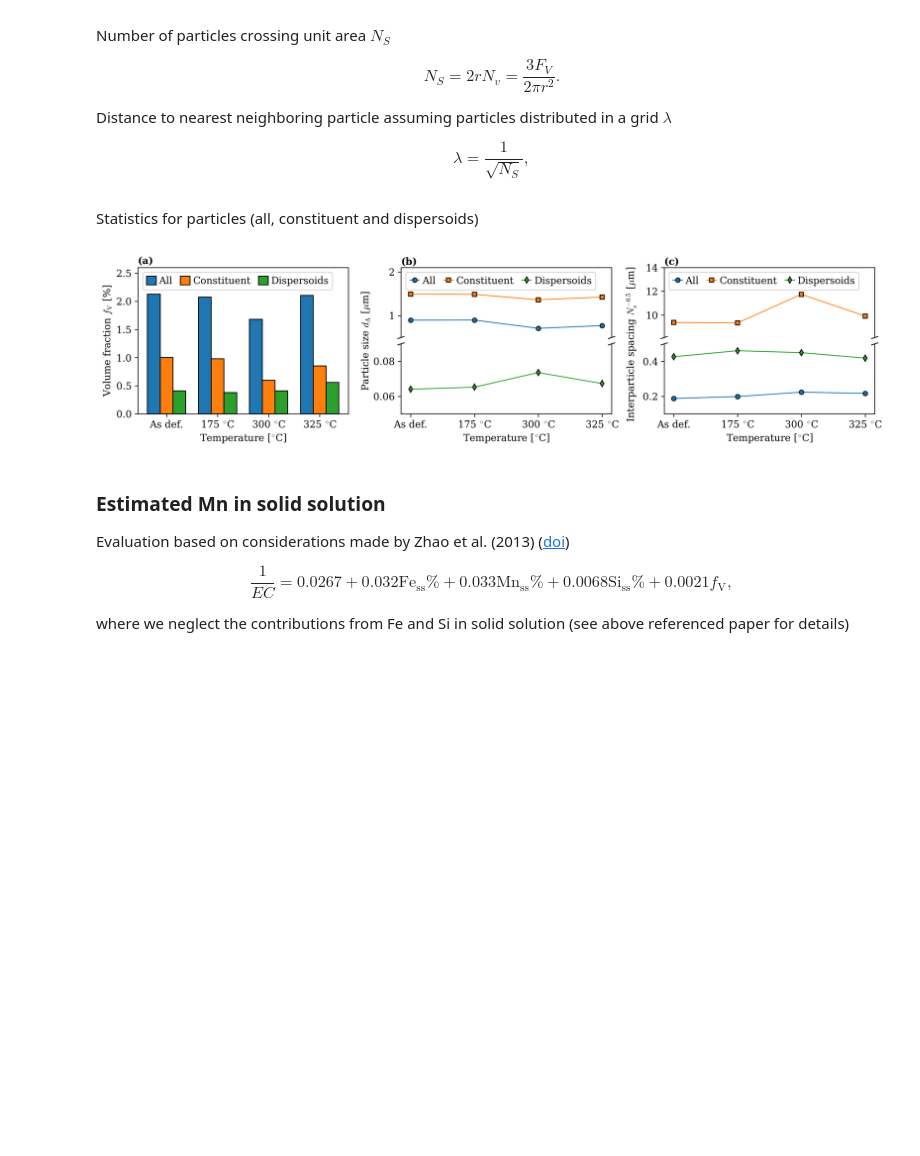
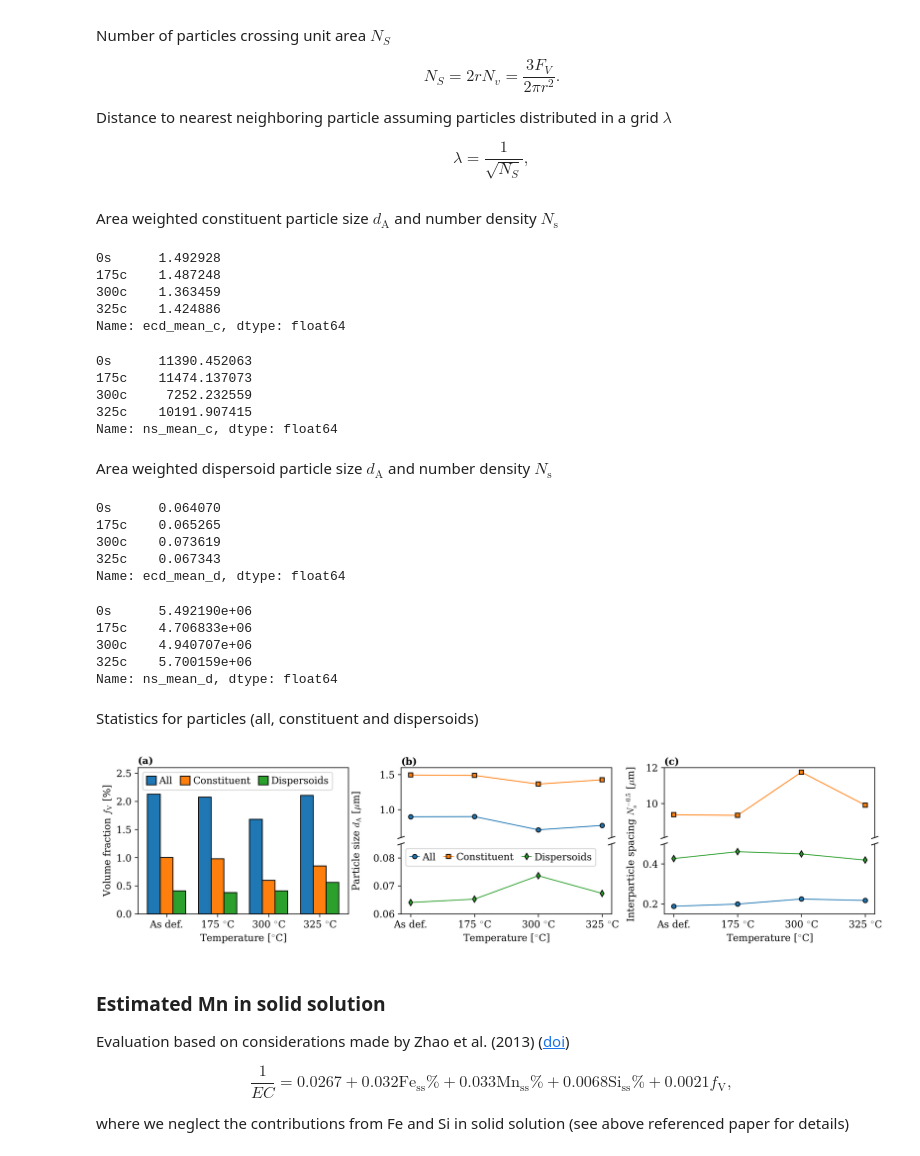
Before and after one commit to hakonanes/p-texture-al-mn-alloys, a Jupyter notebook: notebooks/figures_in_paper.ipynb, the cells around one changed output. Cells and saved outputs as stored; diff of their text form; code cells hidden in the pictures; blank space fills up the shorter version.

Commit message:
Update some figures
Signed-off-by: Håkon Wiik Ånes <hwaanes@gmail.com>

```diff
--- a/notebooks/figures_in_paper.ipynb
+++ b/notebooks/figures_in_paper.ipynb
@@ -72,9 +68,10 @@ dir_article = "/home/hakon/phd/artikler_abstract/202204_p_texture_almn_alloy/lat
 
 # Matplotlib configuration and keyword arguments
 plt.rcParams.update({"font.size": 11, "figure.dpi": 300})
-savefig_kw = dict(bbox_inches="tight", pad_inches=0, transparent=True)
+savefig_kw = dict(bbox_inches="tight", pad_inches=0.01, transparent=True)
 scatter_kw = dict(s=70, linewidth=2, facecolor="none", clip_on=False)
 title_kw = dict(ha="left", va="bottom", fontweight="bold")
+bse_ebsd_kw = dict(color="C2", linestyle="-", zorder=0, lw=2)
 
 # Nominal step sizes nm/px
 step_size = dict(ebsd=100, bse=1 / 39e-3)
@@ -287,7 +284,7 @@ for data, name in zip([texture.deform, texture.cube, texture.cubend, texture.p],
 
 # Y limits
 m_values = [texture.p.values, texture.cube.values, texture.cubend.values, texture.deform.values]
-y_lim = [np.nanmin(m_values) - 5, np.nanmax(m_values)]
+y_lim = [np.nanmin(m_values) - 5, np.nanmax(m_values) + 6]
 ax.set_ylim(y_lim)
 
 ax.set_xlabel("Temperature [$^{\circ}$C]", labelpad=-20)
@@ -310,7 +307,12 @@ for condition in conditions:
     ax.axvline(condition, label=label, **bse_ebsd_kw)
 
 # Legend
-ax.legend(loc=(0.42, 0.2))
+ax.legend(
+    loc=(0.44, 0.14),
+    handlelength=1,
+    handleheight=1,
+    handletextpad=0.3,
+)
 
 fig.savefig(os.path.join(dir_article, "macrotexture/volume_fractions.pdf"), **savefig_kw)
 # %% [output]
@@ -404,7 +408,7 @@ for i, sample in enumerate(particles.keys()):
 
     par = ax[i].twinx()
     *_, p1 = ax[i].hist(ecd, bins=100, weights=particles[sample].area)
-    p2, = par.plot(ecd_sorted, ecd_cdf, "C3", clip_on=False, zorder=5, linewidth=1)
+    p2, = par.plot(ecd_sorted, ecd_cdf, "C3", clip_on=False, zorder=5, linewidth=2)
 
     # Labels
     ax[i].set_xlabel(r"Particle size $d$ [$\mu$m]")
@@ -446,7 +450,7 @@ ax[0].legend(
     handlelength=0.7,
     handletextpad=0.3,
     borderpad=0.3,
-    fontsize=plt.rcParams["font.size"] - 3
+    fontsize=plt.rcParams["font.size"] - 2
 )
 fig.tight_layout()
 fig.savefig(os.path.join(dir_article, "particle_stats/particle_size_hist.pdf"), **savefig_kw)
@@ -534,6 +538,42 @@ for sample in particles.keys():
         particle_stats.loc[sample]["ns_std" + suffix] = ns.std()
         # Particle distance (grid)
         particle_stats.loc[sample]["nn_distance_grid" + suffix] = 1 / np.sqrt(ns.mean())
+# %% [markdown]
+Area weighted constituent particle size $d_{\mathrm{A}}$ and number density $N_{\mathrm{s}}$
+# %%
+particle_stats["ecd_mean_c"]
+# %% [output]
+0s      1.492928
+175c    1.487248
+300c    1.363459
+325c    1.424886
+Name: ecd_mean_c, dtype: float64
+# %%
+particle_stats["ns_mean_c"] * 1e6
+# %% [output]
+0s      11390.452063
+175c    11474.137073
+300c     7252.232559
+325c    10191.907415
+Name: ns_mean_c, dtype: float64
+# %% [markdown]
+Area weighted dispersoid particle size $d_{\mathrm{A}}$ and number density $N_{\mathrm{s}}$
+# %%
+particle_stats["ecd_mean_d"]
+# %% [output]
+0s      0.064070
+175c    0.065265
+300c    0.073619
+325c    0.067343
+Name: ecd_mean_d, dtype: float64
+# %%
+particle_stats["ns_mean_d"] * 1e6
+# %% [output]
+0s      5.492190e+06
+175c    4.706833e+06
+300c    4.940707e+06
+325c    5.700159e+06
+Name: ns_mean_d, dtype: float64
 # %% [markdown]
 Statistics for particles (all, constituent and dispersoids)
 # %%
@@ -586,8 +626,8 @@ ax1.set_xticklabels(titles)
 ax12.tick_params(bottom=False, labelbottom=False)
 ax1.spines["top"].set_visible(False)
 ax12.spines["bottom"].set_visible(False)
-ax1.set_ylim(0.05, 0.09)
-ax12.set_ylim(0.5, 2.1)
+ax1.set_ylim(0.06, 0.085)
+ax12.set_ylim(0.6, 1.6)
 d = 0.015
 kwargs = dict(transform=ax12.transAxes, color='k', clip_on=False)
 ax12.plot((-d, d), (-d, d), **kwargs)
@@ -599,7 +639,7 @@ ax1.plot((1 - d, 1 + d), (1 - d, 1 + d), **kwargs)
 ax1.set_xlabel("Temperature [$^{\circ}$C]")
 ax12.set_ylabel("Particle size $d_{\mathrm{A}}$ [$\mathrm{\mu}$m]", y=-0.05, labelpad=20)
 ax12.text(0, 1.01, "(b)", transform=ax12.transAxes, **title_kw)
-ax12.legend(
+ax1.legend(
     loc="upper left",
     ncol=3,
     handlelength=1,
@@ -616,44 +656,44 @@ fig.add_axes(ax22)
 
 for data, label, marker in zip(
     [particle_stats.nn_distance_grid, particle_stats.nn_distance_grid_c, particle_stats.nn_distance_grid_d],
     ["All", "Constituent", "Dispersoids"],
     markers,
 ):
     ax2.plot(x, data, label=label, marker=marker, markeredgecolor="k")
     ax22.plot(x, data, label=label, marker=marker, markeredgecolor="k")
 
 ax2.set_xticks(x)
 ax2.set_xticklabels(titles)
 
 ax22.tick_params(bottom=False, labelbottom=False)
 ax2.spines["top"].set_visible(False)
 ax22.spines["bottom"].set_visible(False)
-ax2.set_ylim(0.1, 0.5)
-ax22.set_ylim(8.1, 14)
+ax2.set_ylim(0.15, 0.5)
+ax22.set_ylim(8.1, 12)
 d = 0.015
 kwargs = dict(transform=ax22.transAxes, color='k', clip_on=False)
 ax22.plot((-d, d), (-d, d), **kwargs)
 ax22.plot((1 - d, 1 + d), (-d, d), **kwargs)
 kwargs.update(transform=ax2.transAxes)
 ax2.plot((-d, d), (1 - d, 1 + d), **kwargs)
 ax22.plot((1 - d, 1 + d), (1 - d, 1 + d), **kwargs)
 
 ax2.set_xlabel("Temperature [$^{\circ}$C]")
 ax22.set_ylabel("Interparticle spacing $N_{\mathrm{s}}^{-0.5}$ [$\mathrm{\mu}$m]", y=-0.1, labelpad=10)
 ax22.text(0, 1.01, "(c)", transform=ax22.transAxes, **title_kw)
-ax22.legend(
-    loc="upper left",
-    ncol=3,
-    handlelength=1,
-    handleheight=1,
-    handletextpad=0.3,
-    columnspacing=0.83
-)
+#ax22.legend(
+#    loc="upper left",
+#    ncol=3,
+#    handlelength=1,
+#    handleheight=1,
+#    handletextpad=0.3,
+#    columnspacing=0.83
+#)
 
 fig.subplots_adjust(wspace=0.25)
 fig.savefig(os.path.join(dir_article, "particle_stats/particle_stats.pdf"), **savefig_kw)
 # %% [output]
-[figure, old version]
+[figure, new version]
 # %% [markdown]
 ### Estimated Mn in solid solution
 
```
Also changed, not shown: parts of 11 cells of this notebook.
